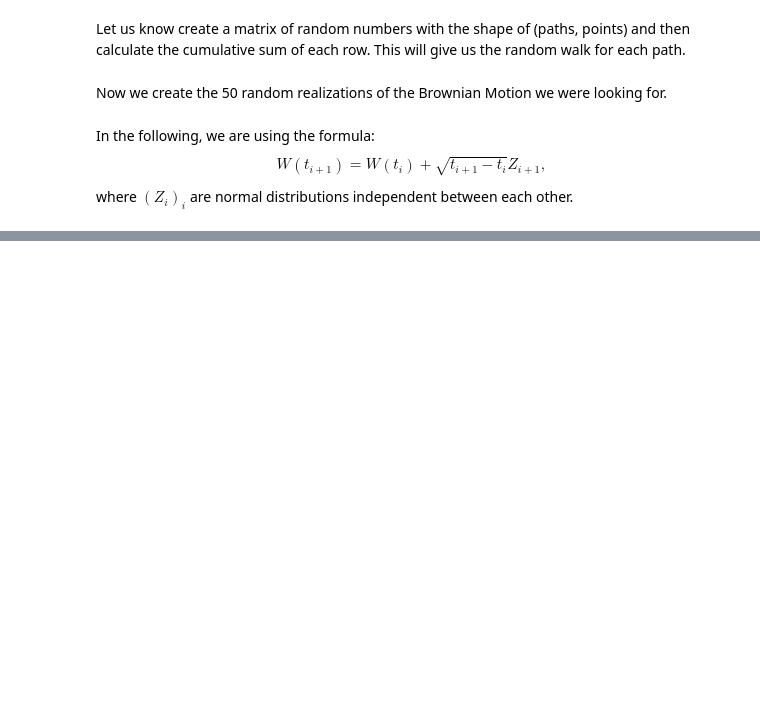
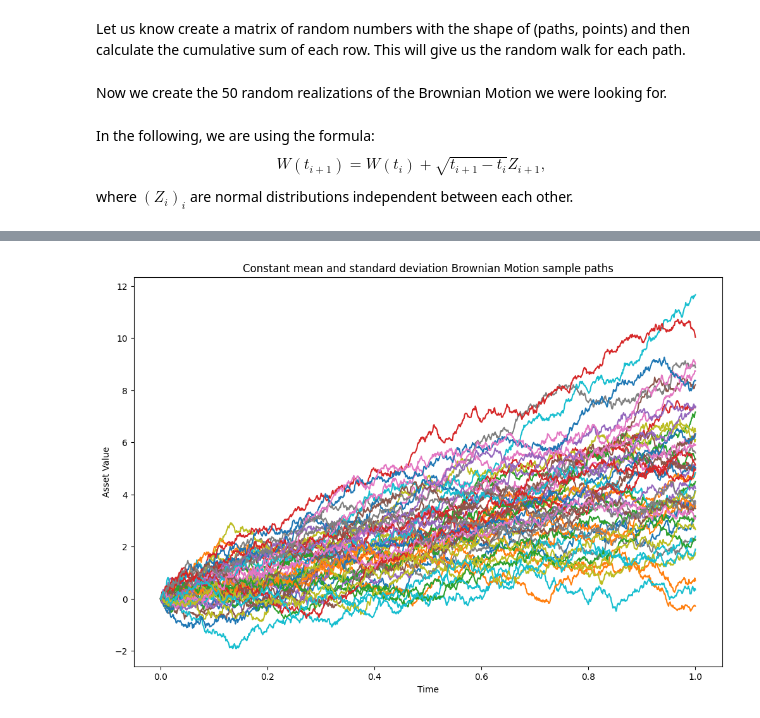
Before and after one commit to filippogiovagnini/stochastic_calculus_material, a Jupyter notebook: intro_BM_SDE.ipynb, the cells around one changed output, grey strips where cells are left out. Cells and saved outputs as stored; diff of their text form; code cells hidden in the pictures; blank space fills up the shorter version.

```diff
--- a/intro_BM_SDE.ipynb
+++ b/intro_BM_SDE.ipynb
@@ -49,0 +62,17 @@ plt.show()
+# %%
+mu_c, sigma_c = 5.0, 2.0
+# %%
+X = np.zeros((paths, points))
+for idx in range(points - 1):
+    real_idx = idx + 1
+    X[:, real_idx] = X[:, real_idx - 1] + mu_c * dt + sigma_c * np.sqrt(dt) * Z[:, idx]
+# %%
+fig, ax = plt.subplots(1, 1, figsize=(12, 8))
+for path in range(paths):
+    ax.plot(t_axis, X[path, :])
+ax.set_title("Constant mean and standard deviation Brownian Motion sample paths")
+ax.set_xlabel("Time")
+ax.set_ylabel("Asset Value")
+plt.show()
+# %% [output]
+[figure, added]
```
Also changed, not shown: parts of 4 cells of this notebook.
